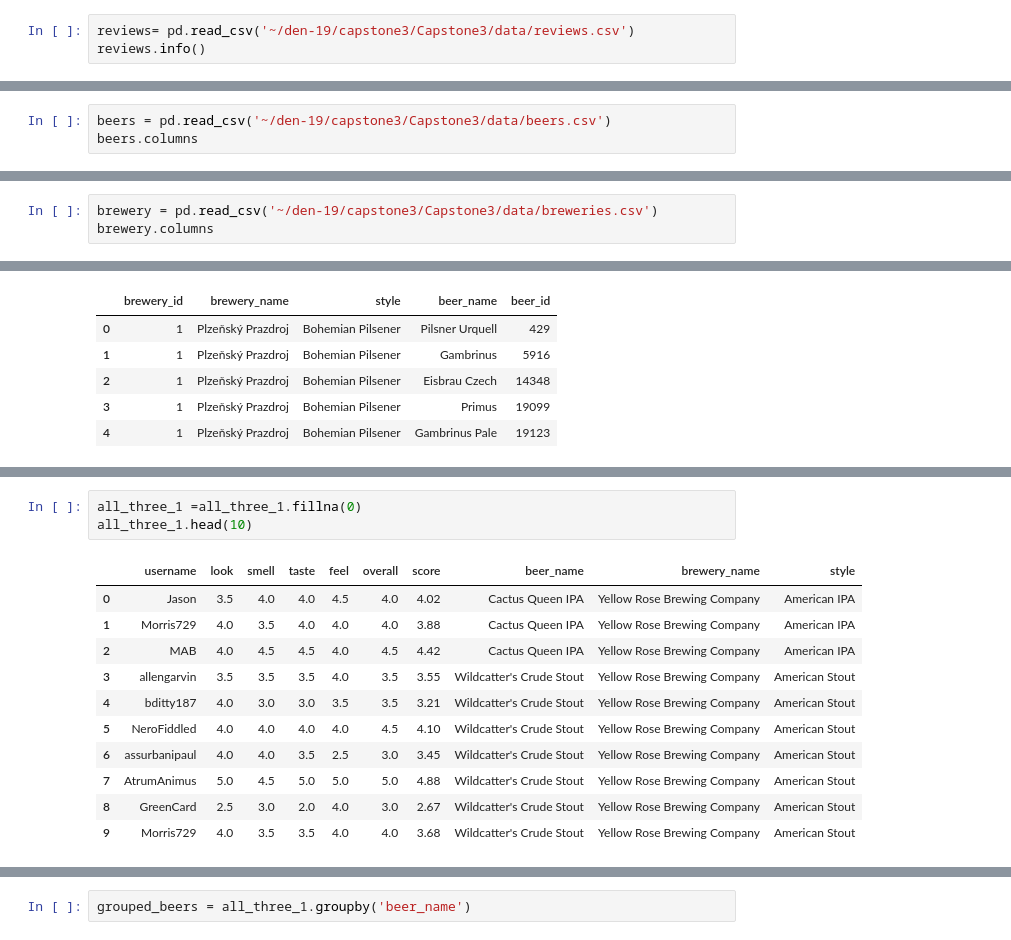
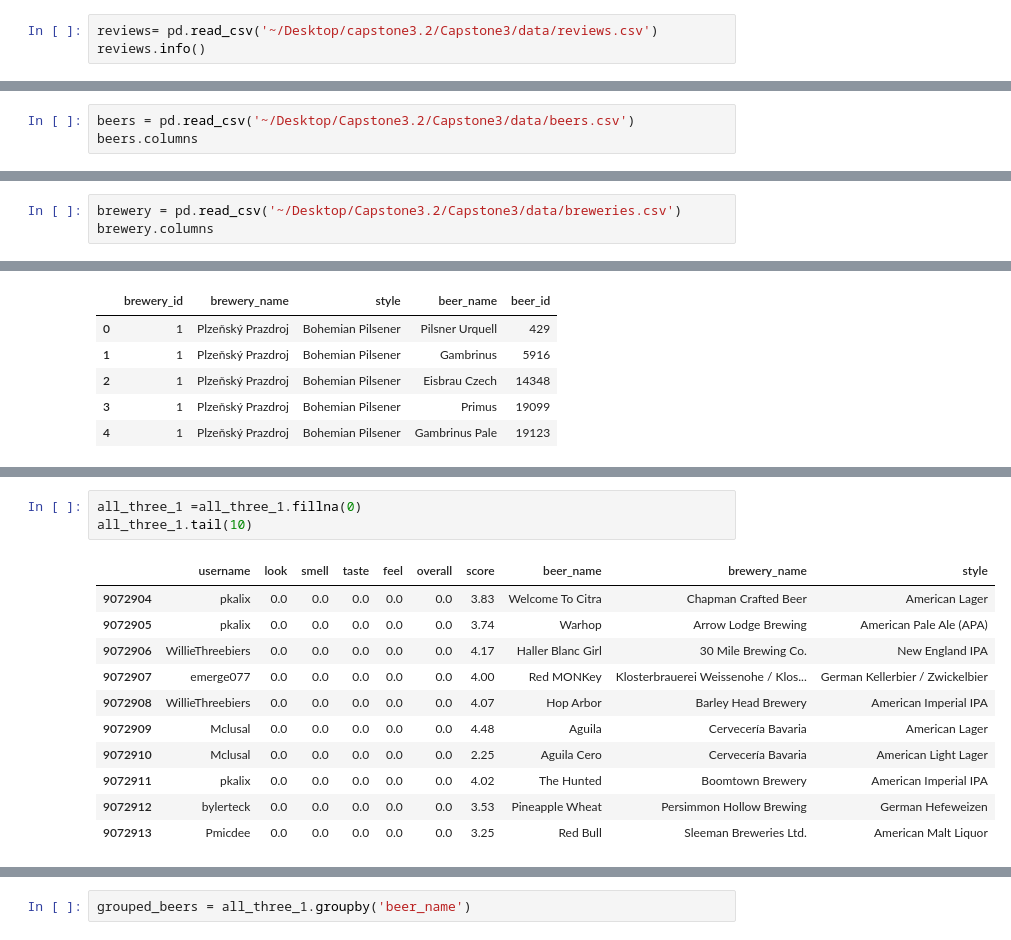
Before and after one commit to DevoSilk/Capstone3, a Jupyter notebook: src/cap3copy.ipynb, the cells around one changed output, grey strips where cells are left out. Saved outputs shown, nothing was run; the diff lists cells and outputs as text.

```diff
--- a/src/cap3copy.ipynb
+++ b/src/cap3copy.ipynb
@@ -29,7 +29,7 @@ import seaborn as sns
 import warnings
 warnings.filterwarnings("ignore")
 # %%
-reviews= pd.read_csv('~/den-19/capstone3/Capstone3/data/reviews.csv')
+reviews= pd.read_csv('~/Desktop/capstone3.2/Capstone3/data/reviews.csv')
 reviews.info()
 # %% [output]
 <class 'pandas.core.frame.DataFrame'>
@@ -81,7 +81,7 @@ Data columns (total 8 columns):
 dtypes: float64(6), int64(1), object(1)
 memory usage: 553.8+ MB
 # %%
-beers = pd.read_csv('~/den-19/capstone3/Capstone3/data/beers.csv')
+beers = pd.read_csv('~/Desktop/Capstone3.2/Capstone3/data/beers.csv')
 beers.columns
 # %% [output]
 Index(['id', 'name', 'brewery_id', 'state', 'country', 'style', 'availability',
@@ -101,7 +101,7 @@ beers_1.head()
 | 8818 | 6 | Turbodog | 3 | English Brown Ale |
 | 8819 | 7 | Purple Haze | 3 | Fruit and Field Beer |
 # %%
-brewery = pd.read_csv('~/den-19/capstone3/Capstone3/data/breweries.csv')
+brewery = pd.read_csv('~/Desktop/Capstone3.2/Capstone3/data/breweries.csv')
 brewery.columns
 # %% [output]
 Index(['id', 'name', 'city', 'state', 'country', 'notes', 'types'], dtype='object')
@@ -166,18 +164,18 @@ all_three_1.head(10)
 # %%
 all_three_1 =all_three_1.fillna(0)
-all_three_1.head(10)
+all_three_1.tail(10)
 # %% [output]
 |  | username | look | smell | taste | feel | overall | score | beer_name | brewery_name | style |
-| 0 | Jason | 3.5 | 4.0 | 4.0 | 4.5 | 4.0 | 4.02 | Cactus Queen IPA | Yellow Rose Brewing Company | American IPA |
-| 1 | Morris729 | 4.0 | 3.5 | 4.0 | 4.0 | 4.0 | 3.88 | Cactus Queen IPA | Yellow Rose Brewing Company | American IPA |
-| 2 | MAB | 4.0 | 4.5 | 4.5 | 4.0 | 4.5 | 4.42 | Cactus Queen IPA | Yellow Rose Brewing Company | American IPA |
-| 3 | allengarvin | 3.5 | 3.5 | 3.5 | 4.0 | 3.5 | 3.55 | Wildcatter's Crude Stout | Yellow Rose Brewing Company | American Stout |
-| 4 | bditty187 | 4.0 | 3.0 | 3.0 | 3.5 | 3.5 | 3.21 | Wildcatter's Crude Stout | Yellow Rose Brewing Company | American Stout |
-| 5 | NeroFiddled | 4.0 | 4.0 | 4.0 | 4.0 | 4.5 | 4.10 | Wildcatter's Crude Stout | Yellow Rose Brewing Company | American Stout |
-| 6 | assurbanipaul | 4.0 | 4.0 | 3.5 | 2.5 | 3.0 | 3.45 | Wildcatter's Crude Stout | Yellow Rose Brewing Company | American Stout |
-| 7 | AtrumAnimus | 5.0 | 4.5 | 5.0 | 5.0 | 5.0 | 4.88 | Wildcatter's Crude Stout | Yellow Rose Brewing Company | American Stout |
-| 8 | GreenCard | 2.5 | 3.0 | 2.0 | 4.0 | 3.0 | 2.67 | Wildcatter's Crude Stout | Yellow Rose Brewing Company | American Stout |
-| 9 | Morris729 | 4.0 | 3.5 | 3.5 | 4.0 | 4.0 | 3.68 | Wildcatter's Crude Stout | Yellow Rose Brewing Company | American Stout |
+| 9072904 | pkalix | 0.0 | 0.0 | 0.0 | 0.0 | 0.0 | 3.83 | Welcome To Citra | Chapman Crafted Beer | American Lager |
+| 9072905 | pkalix | 0.0 | 0.0 | 0.0 | 0.0 | 0.0 | 3.74 | Warhop | Arrow Lodge Brewing | American Pale Ale (APA) |
+| 9072906 | WillieThreebiers | 0.0 | 0.0 | 0.0 | 0.0 | 0.0 | 4.17 | Haller Blanc Girl | 30 Mile Brewing Co. | New England IPA |
+| 9072907 | emerge077 | 0.0 | 0.0 | 0.0 | 0.0 | 0.0 | 4.00 | Red MONKey | Klosterbrauerei Weissenohe / Klos... | German Kellerbier / Zwickelbier |
+| 9072908 | WillieThreebiers | 0.0 | 0.0 | 0.0 | 0.0 | 0.0 | 4.07 | Hop Arbor | Barley Head Brewery | American Imperial IPA |
+| 9072909 | Mclusal | 0.0 | 0.0 | 0.0 | 0.0 | 0.0 | 4.48 | Aguila | Cervecería Bavaria | American Lager |
+| 9072910 | Mclusal | 0.0 | 0.0 | 0.0 | 0.0 | 0.0 | 2.25 | Aguila Cero | Cervecería Bavaria | American Light Lager |
+| 9072911 | pkalix | 0.0 | 0.0 | 0.0 | 0.0 | 0.0 | 4.02 | The Hunted | Boomtown Brewery | American Imperial IPA |
+| 9072912 | bylerteck | 0.0 | 0.0 | 0.0 | 0.0 | 0.0 | 3.53 | Pineapple Wheat | Persimmon Hollow Brewing | German Hefeweizen |
+| 9072913 | Pmicdee | 0.0 | 0.0 | 0.0 | 0.0 | 0.0 | 3.25 | Red Bull | Sleeman Breweries Ltd. | American Malt Liquor |
 # %%
 data=all_three_1.beer_name.value_counts()
 sns.set_context('talk')
```
Also changed, not shown: parts of 77 cells of this notebook, 4 other files.
